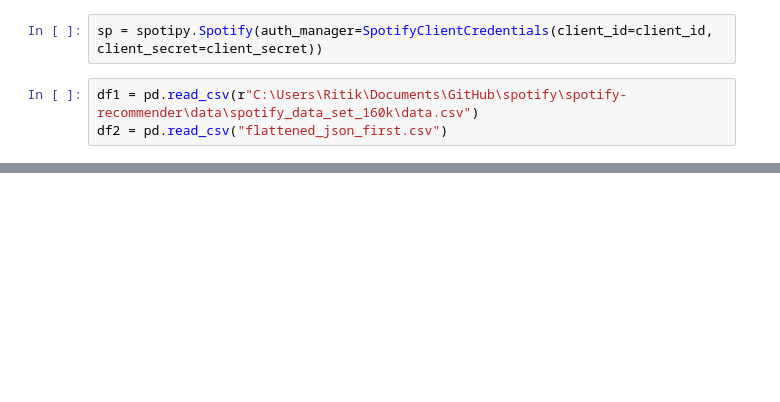
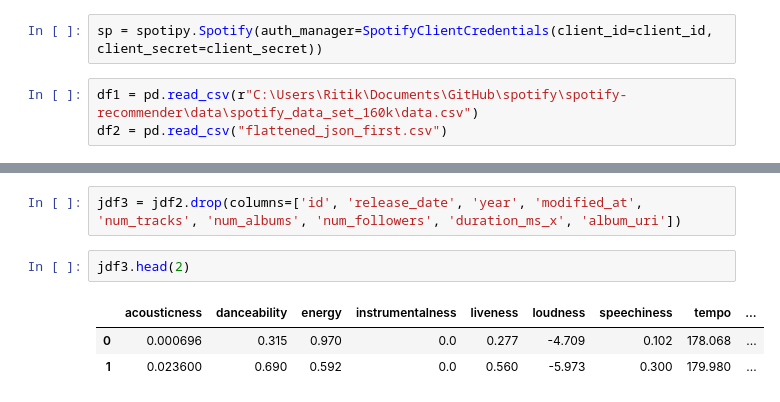
Before and after one commit to ritikrana3906/spotify, a Jupyter notebook: spotify-recommender/notebooks/3_kaggle_data_eda.ipynb, the cells around one changed output, grey strips where cells are left out. Saved outputs shown, nothing was run; the diff lists cells and outputs as text; blank space fills up the shorter version.

```diff
--- a/spotify-recommender/notebooks/3_kaggle_data_eda.ipynb
+++ b/spotify-recommender/notebooks/3_kaggle_data_eda.ipynb
@@ -111,0 +113,8 @@ def recommend_similar_tracks(track_id, top_n=10):
+# %%
+jdf3 = jdf2.drop(columns=['id', 'release_date', 'year', 'modified_at', 'num_tracks', 'num_albums', 'num_followers', 'duration_ms_x', 'album_uri'])
+# %%
+jdf3.head(2)
+# %% [output]
+|  | acousticness | danceability | energy | instrumentalness | liveness | loudness | speechiness | tempo | ... |
+| 0 | 0.000696 | 0.315 | 0.970 | 0.0 | 0.277 | -4.709 | 0.102 | 178.068 | ... |
+| 1 | 0.023600 | 0.690 | 0.592 | 0.0 | 0.560 | -5.973 | 0.300 | 179.980 | ... |
```
Also changed, not shown: parts of 41 cells of this notebook, 11 other files.
